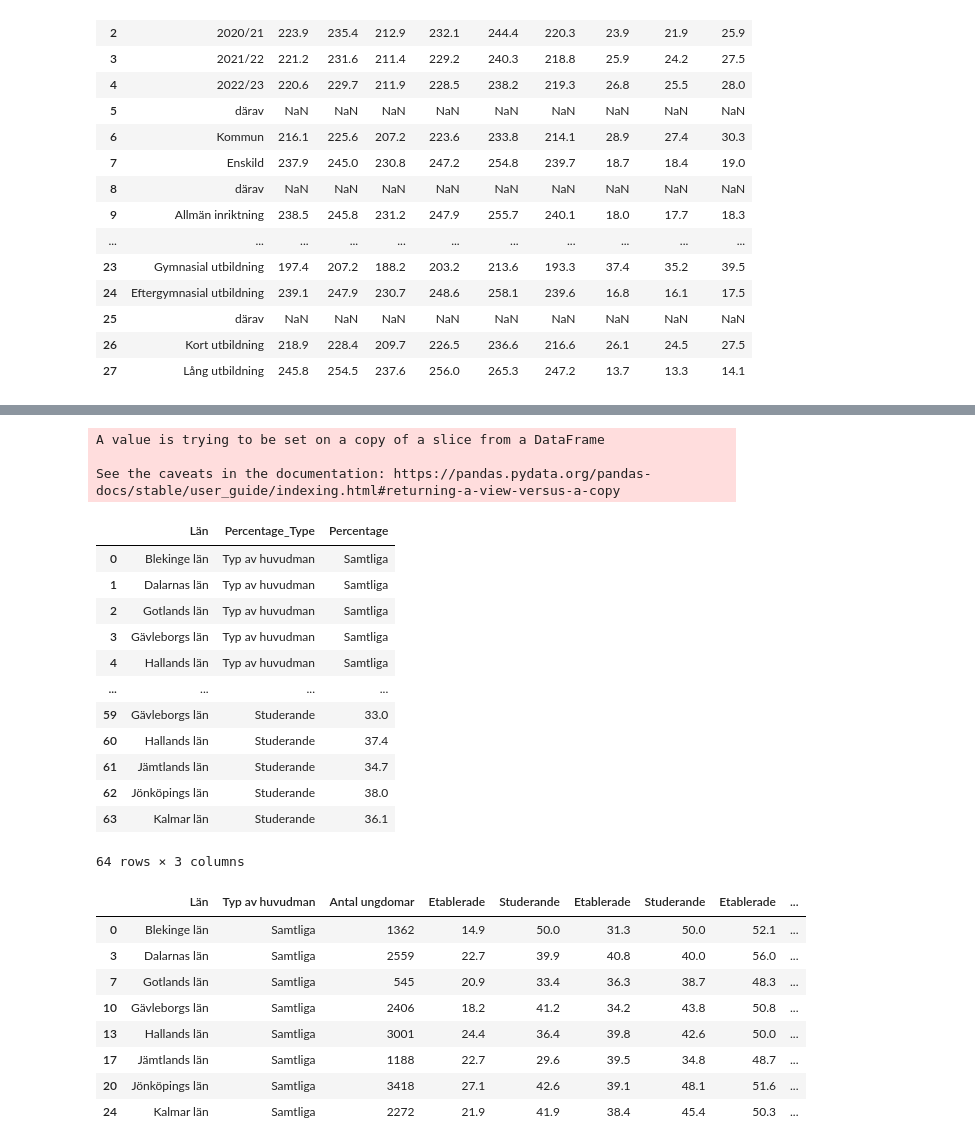
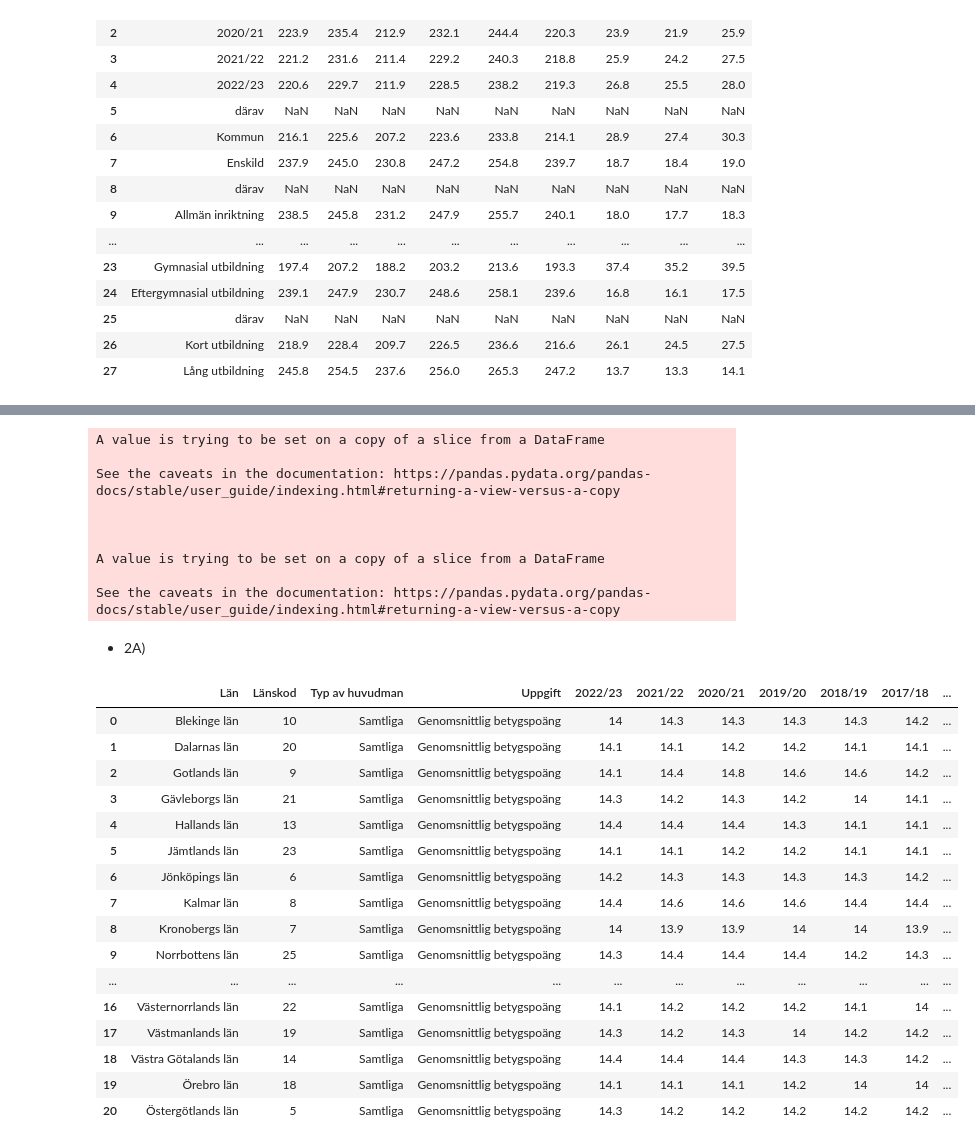
Before and after one commit to NoahEliasson/Python-Noah-Eliasson-OPA23, a Jupyter notebook: labb_2/labb_2.ipynb, the cells around one changed output, grey strips where cells are left out. Cells and saved outputs as stored; diff of their text form; code cells hidden in the pictures.

Commit message:
start of uppgift 2, also choice of stats to use, try to show a connection with average grade and other factors

```diff
--- a/labb_2/labb_2.ipynb
+++ b/labb_2/labb_2.ipynb
@@ -242,39 +269,23 @@ def read_excels(excel, skiprow_count, skipfooter_count):
     return df_name
 
 df_subject_results = read_excels("../data/Gymnasieskola - Vad ungdomar gör efter gymnasieskolan 2013 Län.xlsx", 9, 0)
-df_subject_results
+
 indices_to_select = [0, 3, 7, 10, 13, 17, 20, 24]
+
 new_df = df_subject_results.iloc[indices_to_select]
-new_df.drop("Länskod", axis=1, inplace=True)
-new_df.rename("e")
-melted_df = pd.melt(new_df, id_vars='Län', var_name='Percentage_Type', value_name='Percentage')
-melted_df
+
+new_df.drop(["Länskod", "Typ av huvudman", "Antal ungdomar"], axis=1, inplace=True)
+new_df.rename(columns={"Etablerade": "Arbetande"}, inplace=True)
+
+melted_df = pd.melt(new_df, id_vars='Län', var_name='Procent typ', value_name='procent')
+new_melted_df = melted_df.iloc[:-32]
 # %% [output]
 A value is trying to be set on a copy of a slice from a DataFrame
 
 See the caveats in the documentation: https://pandas.pydata.org/pandas-docs/stable/user_guide/indexing.html#returning-a-view-versus-a-copy
+
+
+
+A value is trying to be set on a copy of a slice from a DataFrame
+
+See the caveats in the documentation: https://pandas.pydata.org/pandas-docs/stable/user_guide/indexing.html#returning-a-view-versus-a-copy
-|  | Län | Percentage_Type | Percentage |
-| 0 | Blekinge län | Typ av huvudman | Samtliga |
-| 1 | Dalarnas län | Typ av huvudman | Samtliga |
-| 2 | Gotlands län | Typ av huvudman | Samtliga |
-| 3 | Gävleborgs län | Typ av huvudman | Samtliga |
-| 4 | Hallands län | Typ av huvudman | Samtliga |
-| ... | ... | ... | ... |
-| 59 | Gävleborgs län | Studerande | 33.0 |
-| 60 | Hallands län | Studerande | 37.4 |
-| 61 | Jämtlands län | Studerande | 34.7 |
-| 62 | Jönköpings län | Studerande | 38.0 |
-| 63 | Kalmar län | Studerande | 36.1 |
-64 rows × 3 columns
-# %%
-new_df
-# %% [output]
-|  | Län | Typ av huvudman | Antal ungdomar | Etablerade | Studerande | Etablerade | Studerande | Etablerade | ... |
-| 0 | Blekinge län | Samtliga | 1362 | 14.9 | 50.0 | 31.3 | 50.0 | 52.1 | ... |
-| 3 | Dalarnas län | Samtliga | 2559 | 22.7 | 39.9 | 40.8 | 40.0 | 56.0 | ... |
-| 7 | Gotlands län | Samtliga | 545 | 20.9 | 33.4 | 36.3 | 38.7 | 48.3 | ... |
-| 10 | Gävleborgs län | Samtliga | 2406 | 18.2 | 41.2 | 34.2 | 43.8 | 50.8 | ... |
-| 13 | Hallands län | Samtliga | 3001 | 24.4 | 36.4 | 39.8 | 42.6 | 50.0 | ... |
-| 17 | Jämtlands län | Samtliga | 1188 | 22.7 | 29.6 | 39.5 | 34.8 | 48.7 | ... |
-| 20 | Jönköpings län | Samtliga | 3418 | 27.1 | 42.6 | 39.1 | 48.1 | 51.6 | ... |
-| 24 | Kalmar län | Samtliga | 2272 | 21.9 | 41.9 | 38.4 | 45.4 | 50.3 | ... |
@@ -286,0 +308,29 @@ fig.show()
+# %% [markdown]
+- 2A)
+# %%
+df_highschool = read_excels("C:/Users/Noah7/code/Github/Python-Noah-Eliasson-OPA23/data/Gymnasieskola - Jämförelse av betygsresultat över tid 2023 Län (1).xlsx", 7, 0)
+
+
+
+df_highschool_new = df_highschool[(df_highschool['Uppgift'] == "Genomsnittlig betygspoäng") & (df_highschool["Typ av huvudman"] == "Samtliga")]
+
+df_highschool_new = df_highschool_new.reset_index(drop=True)
+df_highschool_new
+# %% [output]
+|  | Län | Länskod | Typ av huvudman | Uppgift | 2022/23 | 2021/22 | 2020/21 | 2019/20 | 2018/19 | 2017/18 | ... |
+| 0 | Blekinge län | 10 | Samtliga | Genomsnittlig betygspoäng | 14 | 14.3 | 14.3 | 14.3 | 14.3 | 14.2 | ... |
+| 1 | Dalarnas län | 20 | Samtliga | Genomsnittlig betygspoäng | 14.1 | 14.1 | 14.2 | 14.2 | 14.1 | 14.1 | ... |
+| 2 | Gotlands län | 9 | Samtliga | Genomsnittlig betygspoäng | 14.1 | 14.4 | 14.8 | 14.6 | 14.6 | 14.2 | ... |
+| 3 | Gävleborgs län | 21 | Samtliga | Genomsnittlig betygspoäng | 14.3 | 14.2 | 14.3 | 14.2 | 14 | 14.1 | ... |
+| 4 | Hallands län | 13 | Samtliga | Genomsnittlig betygspoäng | 14.4 | 14.4 | 14.4 | 14.3 | 14.1 | 14.1 | ... |
+| 5 | Jämtlands län | 23 | Samtliga | Genomsnittlig betygspoäng | 14.1 | 14.1 | 14.2 | 14.2 | 14.1 | 14.1 | ... |
+| 6 | Jönköpings län | 6 | Samtliga | Genomsnittlig betygspoäng | 14.2 | 14.3 | 14.3 | 14.3 | 14.3 | 14.2 | ... |
+| 7 | Kalmar län | 8 | Samtliga | Genomsnittlig betygspoäng | 14.4 | 14.6 | 14.6 | 14.6 | 14.4 | 14.4 | ... |
+| 8 | Kronobergs län | 7 | Samtliga | Genomsnittlig betygspoäng | 14 | 13.9 | 13.9 | 14 | 14 | 13.9 | ... |
+| 9 | Norrbottens län | 25 | Samtliga | Genomsnittlig betygspoäng | 14.3 | 14.4 | 14.4 | 14.4 | 14.2 | 14.3 | ... |
+| ... | ... | ... | ... | ... | ... | ... | ... | ... | ... | ... | ... |
+| 16 | Västernorrlands län | 22 | Samtliga | Genomsnittlig betygspoäng | 14.1 | 14.2 | 14.2 | 14.2 | 14.1 | 14 | ... |
+| 17 | Västmanlands län | 19 | Samtliga | Genomsnittlig betygspoäng | 14.3 | 14.2 | 14.3 | 14 | 14.2 | 14.2 | ... |
+| 18 | Västra Götalands län | 14 | Samtliga | Genomsnittlig betygspoäng | 14.4 | 14.4 | 14.4 | 14.3 | 14.3 | 14.2 | ... |
+| 19 | Örebro län | 18 | Samtliga | Genomsnittlig betygspoäng | 14.1 | 14.1 | 14.1 | 14.2 | 14 | 14 | ... |
+| 20 | Östergötlands län | 5 | Samtliga | Genomsnittlig betygspoäng | 14.3 | 14.2 | 14.2 | 14.2 | 14.2 | 14.2 | ... |
```
Also changed, not shown: parts of 17 cells of this notebook, 10 other files.
